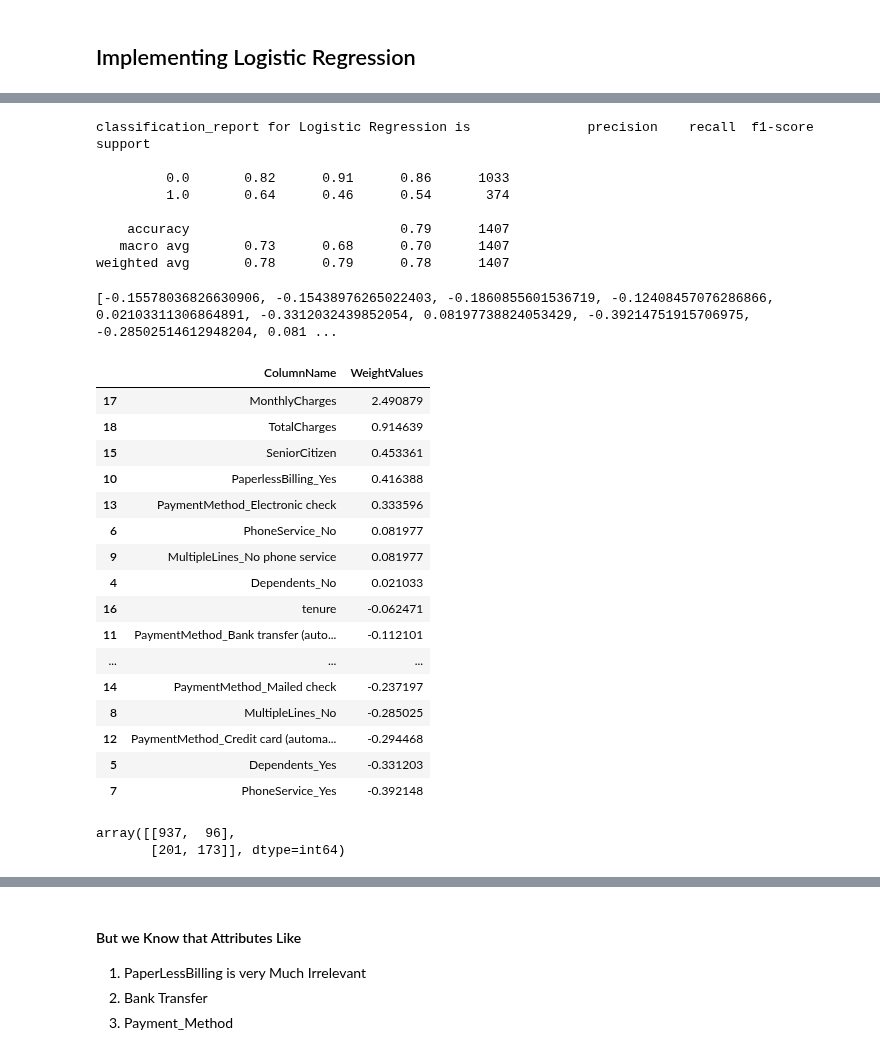
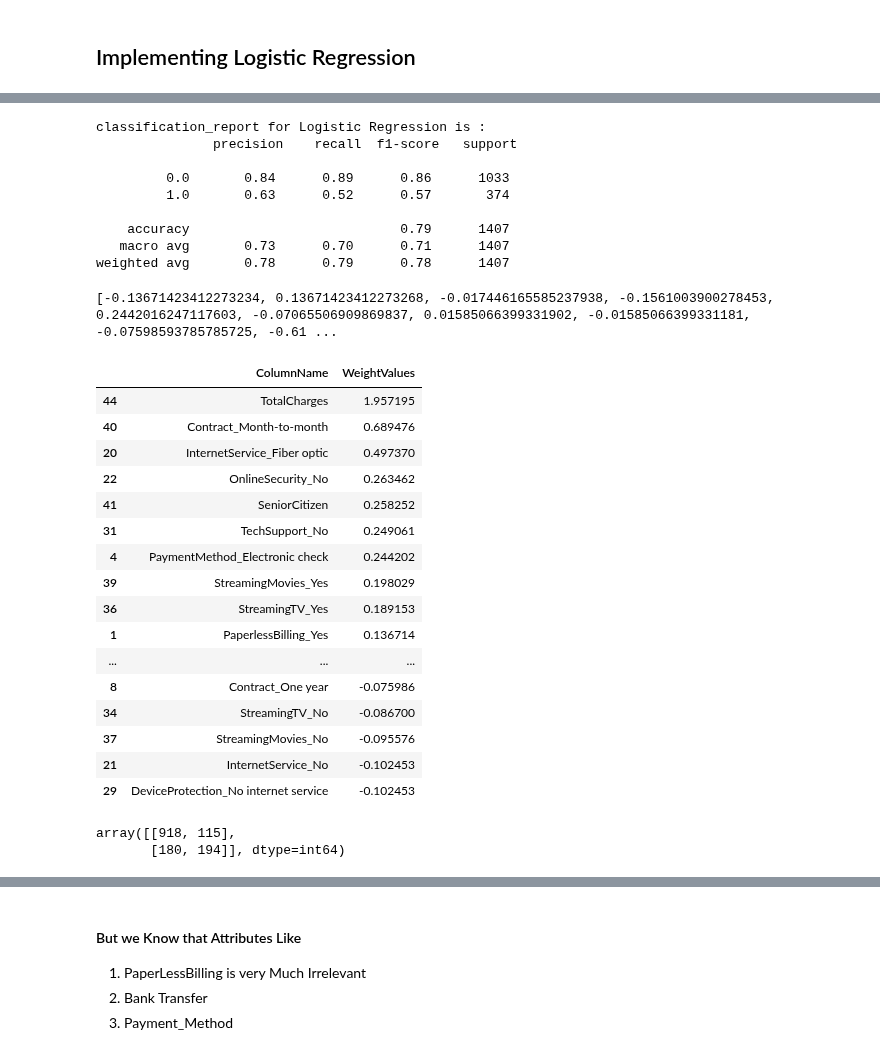
Before and after one commit to SianRods/Data-Science-ML, a Jupyter notebook: GDSC_ML_Task/notebook/model-fitting.ipynb, the cells around one changed output, grey strips where cells are left out. Cells and saved outputs as stored; diff of their text form; code cells hidden in the pictures.

```diff
--- a/GDSC_ML_Task/notebook/model-fitting.ipynb
+++ b/GDSC_ML_Task/notebook/model-fitting.ipynb
@@ -74,0 +107,2 @@ Y = cust_df['Churn']
+# %%
+linear_model=LogisticRegression(max_iter=1000,solver='newton-cholesky')
@@ -74,0 +115,25 @@ Y = cust_df['Churn']
+# %%
+# Making the X and Y Train
+
+X = cust_df[['PaperlessBilling_No', 'PaperlessBilling_Yes',
+       'PaymentMethod_Bank transfer (automatic)',
+       'PaymentMethod_Credit card (automatic)',
+       'PaymentMethod_Electronic check', 'PaymentMethod_Mailed check','gender_Female', 'gender_Male',
+       'Contract_One year',
+       'Contract_Two year','Partner_No', 'Partner_Yes',
+       'Dependents_No', 'Dependents_Yes', 'PhoneService_No',
+       'PhoneService_Yes', 'MultipleLines_No',
+       'MultipleLines_No phone service', 'MultipleLines_Yes',
+       'InternetService_DSL', 'InternetService_Fiber optic',
+       'InternetService_No', 'OnlineSecurity_No',
+       'OnlineSecurity_No internet service', 'OnlineSecurity_Yes',
+       'OnlineBackup_No', 'OnlineBackup_No internet service',
+       'OnlineBackup_Yes', 'DeviceProtection_No',
+       'DeviceProtection_No internet service', 'DeviceProtection_Yes',
+       'TechSupport_No', 'TechSupport_No internet service', 'TechSupport_Yes',
+       'StreamingTV_No', 'StreamingTV_No internet service', 'StreamingTV_Yes',
+       'StreamingMovies_No', 'StreamingMovies_No internet service',
+       'StreamingMovies_Yes', 'Contract_Month-to-month',
+       'SeniorCitizen', 'tenure', 'MonthlyCharges', 'TotalCharges']]
+
+Y = cust_df['Churn']
@@ -88,15 +150,16 @@ LogisticRegression()
 # %%
 lin_y_predict = linear_model.predict(x_test)
 # %%
-print(f"classification_report for Logistic Regression is {classification_report(y_test,lin_y_predict)}")
+print(f"classification_report for Logistic Regression is : \n {classification_report(y_test,lin_y_predict)}")
 # %% [output]
-classification_report for Logistic Regression is               precision    recall  f1-score   support
+classification_report for Logistic Regression is :
+               precision    recall  f1-score   support
 
-         0.0       0.82      0.91      0.86      1033
-         1.0       0.64      0.46      0.54       374
+         0.0       0.84      0.89      0.86      1033
+         1.0       0.63      0.52      0.57       374
 
     accuracy                           0.79      1407
-   macro avg       0.73      0.68      0.70      1407
+   macro avg       0.73      0.70      0.71      1407
 weighted avg       0.78      0.79      0.78      1407
 # %%
 # Printing the weights Generated By Logistic Model For Each Features :
@@ -111,29 +174,29 @@ dict_w = {
 feature_importance=pd.DataFrame(dict_w)
 # This Dataframe can be plotted to extract the feature importance of various attribtues
 # %% [output]
-[-0.15578036826630906, -0.15438976265022403, -0.1860855601536719, -0.12408457076286866, 0.02103311306864891, -0.3312032439852054, 0.08197738824053429, -0.39214751915706975, -0.28502514612948204, 0.081 ...
+[-0.13671423412273234, 0.13671423412273268, -0.017446165585237938, -0.1561003900278453, 0.2442016247117603, -0.07065506909869837, 0.01585066399331902, -0.01585066399331181, -0.07598593785785725, -0.61 ...
 # %%
-feature_importance.sort_values('WeightValues',ascending=False).head(20)
+feature_importance.sort_values('WeightValues',ascending=False).head(30)
 # %% [output]
 |  | ColumnName | WeightValues |
-| 17 | MonthlyCharges | 2.490879 |
-| 18 | TotalCharges | 0.914639 |
-| 15 | SeniorCitizen | 0.453361 |
-| 10 | PaperlessBilling_Yes | 0.416388 |
-| 13 | PaymentMethod_Electronic check | 0.333596 |
-| 6 | PhoneService_No | 0.081977 |
-| 9 | MultipleLines_No phone service | 0.081977 |
-| 4 | Dependents_No | 0.021033 |
-| 16 | tenure | -0.062471 |
-| 11 | PaymentMethod_Bank transfer (auto... | -0.112101 |
+| 44 | TotalCharges | 1.957195 |
+| 40 | Contract_Month-to-month | 0.689476 |
+| 20 | InternetService_Fiber optic | 0.497370 |
+| 22 | OnlineSecurity_No | 0.263462 |
+| 41 | SeniorCitizen | 0.258252 |
+| 31 | TechSupport_No | 0.249061 |
+| 4 | PaymentMethod_Electronic check | 0.244202 |
+| 39 | StreamingMovies_Yes | 0.198029 |
+| 36 | StreamingTV_Yes | 0.189153 |
+| 1 | PaperlessBilling_Yes | 0.136714 |
 | ... | ... | ... |
-| 14 | PaymentMethod_Mailed check | -0.237197 |
-| 8 | MultipleLines_No | -0.285025 |
-| 12 | PaymentMethod_Credit card (automa... | -0.294468 |
-| 5 | Dependents_Yes | -0.331203 |
-| 7 | PhoneService_Yes | -0.392148 |
+| 8 | Contract_One year | -0.075986 |
+| 34 | StreamingTV_No | -0.086700 |
+| 37 | StreamingMovies_No | -0.095576 |
+| 21 | InternetService_No | -0.102453 |
+| 29 | DeviceProtection_No internet service | -0.102453 |
 # %%
 confusion_matrix(y_test,lin_y_predict)
 # %% [output]
-array([[937,  96],
-       [201, 173]], dtype=int64)
+array([[918, 115],
+       [180, 194]], dtype=int64)
```
Also changed, not shown: parts of 54 cells of this notebook.
